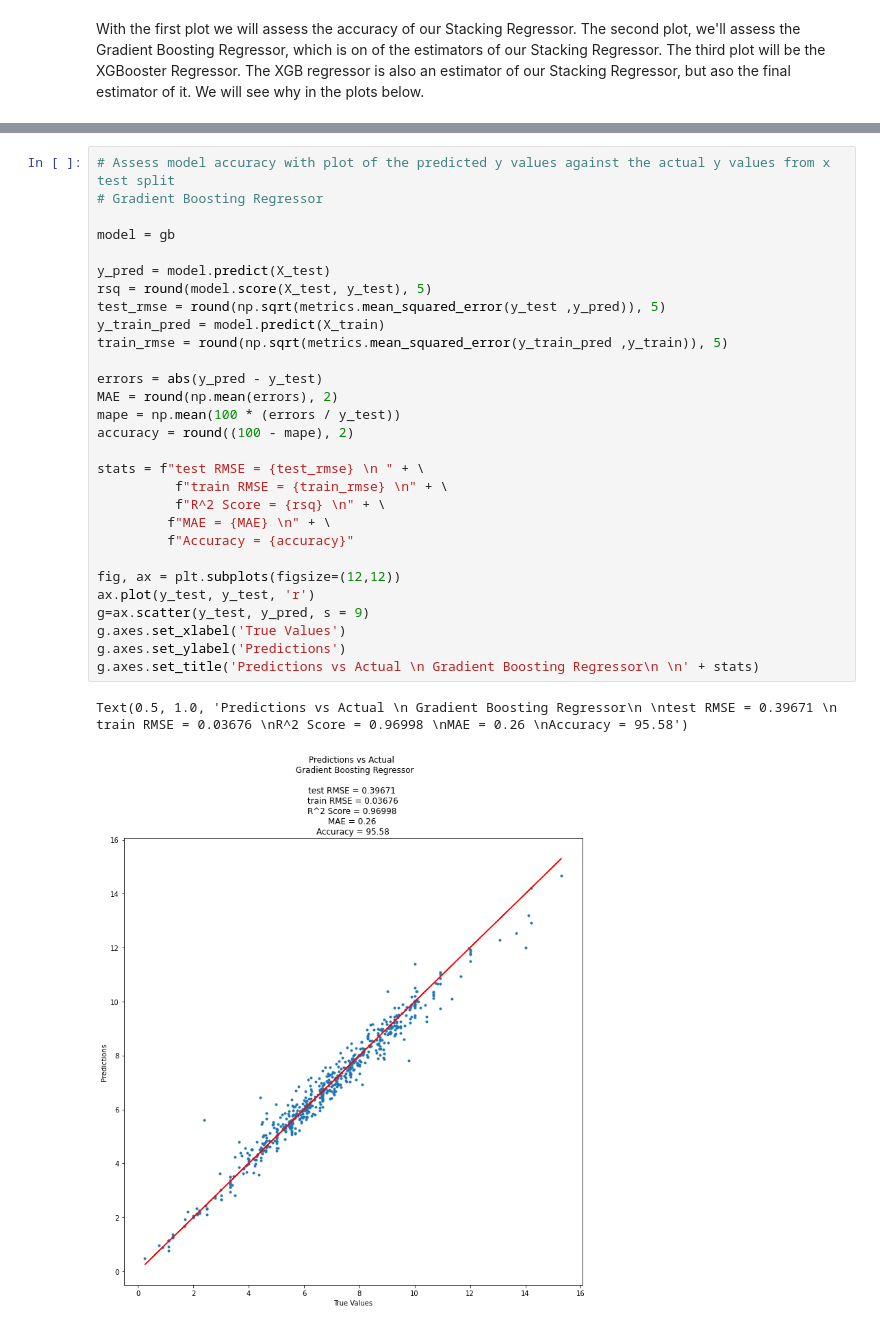
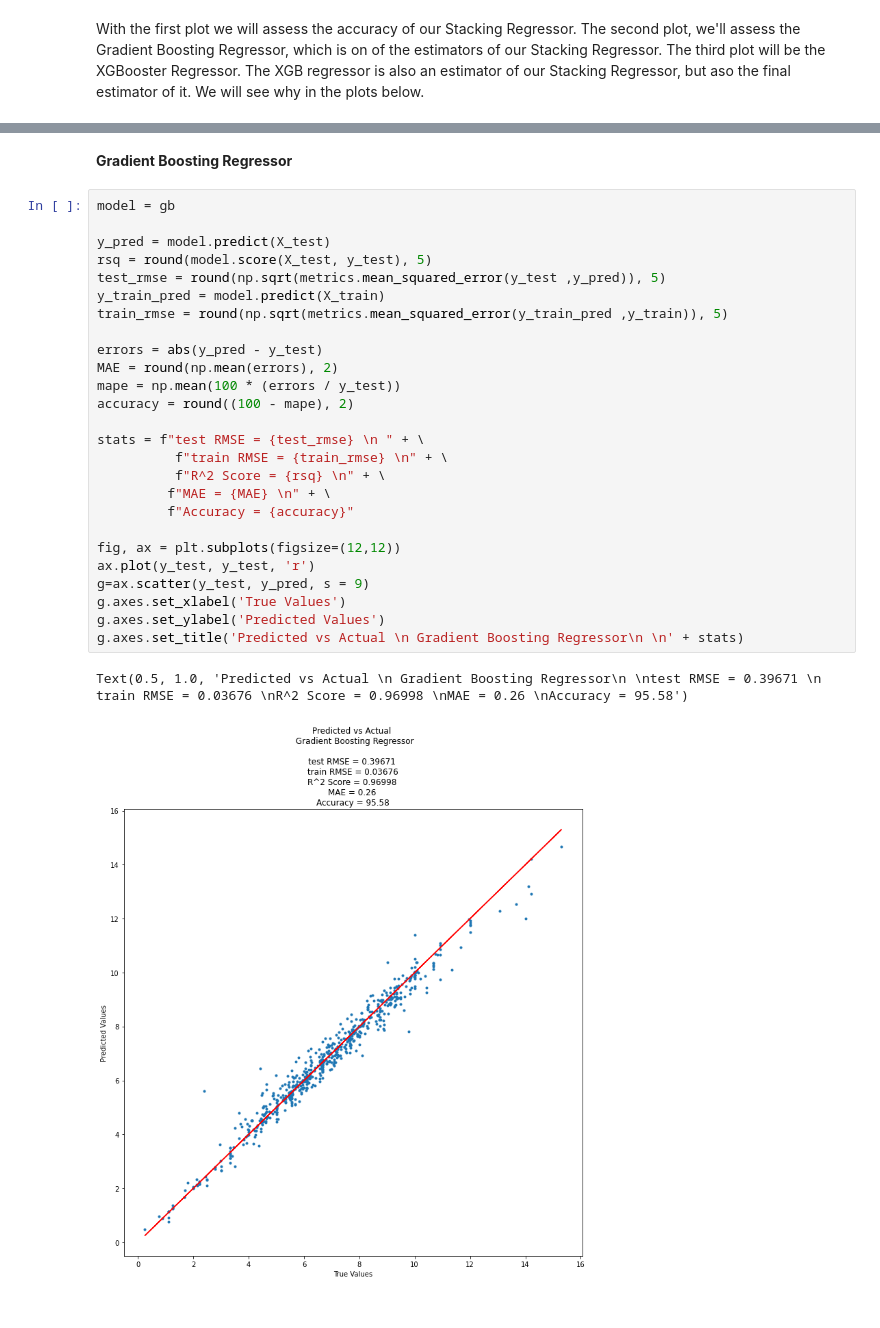
Before and after one commit to Zdithebe96/regression-apples-predict-api-template, a Jupyter notebook: Modeling notebook.ipynb, the cells around one changed output, grey strips where cells are left out. Cells and saved outputs as stored; diff of their text form.

```diff
--- a/Modeling notebook.ipynb
+++ b/Modeling notebook.ipynb
@@ -908,35 +927,34 @@ gb.fit(X_train, y_train)
 print('Trained.')
 # %% [output]
 Trained.
+# %% [markdown]
+**Gradient Boosting Regressor**
 # %%
-# Assess model accuracy with plot of the predicted y values against the actual y values from x test split
-# Gradient Boosting Regressor
-
 model = gb
 
 y_pred = model.predict(X_test)
 rsq = round(model.score(X_test, y_test), 5)
 test_rmse = round(np.sqrt(metrics.mean_squared_error(y_test ,y_pred)), 5)
 y_train_pred = model.predict(X_train)
 train_rmse = round(np.sqrt(metrics.mean_squared_error(y_train_pred ,y_train)), 5)
 
 errors = abs(y_pred - y_test)
 MAE = round(np.mean(errors), 2)
 mape = np.mean(100 * (errors / y_test))
 accuracy = round((100 - mape), 2)
 
 stats = f"test RMSE = {test_rmse} \n " + \
           f"train RMSE = {train_rmse} \n" + \
           f"R^2 Score = {rsq} \n" + \
          f"MAE = {MAE} \n" + \
          f"Accuracy = {accuracy}"
 
 fig, ax = plt.subplots(figsize=(12,12))
 ax.plot(y_test, y_test, 'r')
 g=ax.scatter(y_test, y_pred, s = 9)
 g.axes.set_xlabel('True Values')
-g.axes.set_ylabel('Predictions')
-g.axes.set_title('Predictions vs Actual \n Gradient Boosting Regressor\n \n' + stats)
+g.axes.set_ylabel('Predicted Values')
+g.axes.set_title('Predicted vs Actual \n Gradient Boosting Regressor\n \n' + stats)
 # %% [output]
-Text(0.5, 1.0, 'Predictions vs Actual \n Gradient Boosting Regressor\n \ntest RMSE = 0.39671 \n train RMSE = 0.03676 \nR^2 Score = 0.96998 \nMAE = 0.26 \nAccuracy = 95.58')
+Text(0.5, 1.0, 'Predicted vs Actual \n Gradient Boosting Regressor\n \ntest RMSE = 0.39671 \n train RMSE = 0.03676 \nR^2 Score = 0.96998 \nMAE = 0.26 \nAccuracy = 95.58')
-[figure, old version]
+[figure, new version]
```
Also changed, not shown: parts of 29 cells of this notebook.
